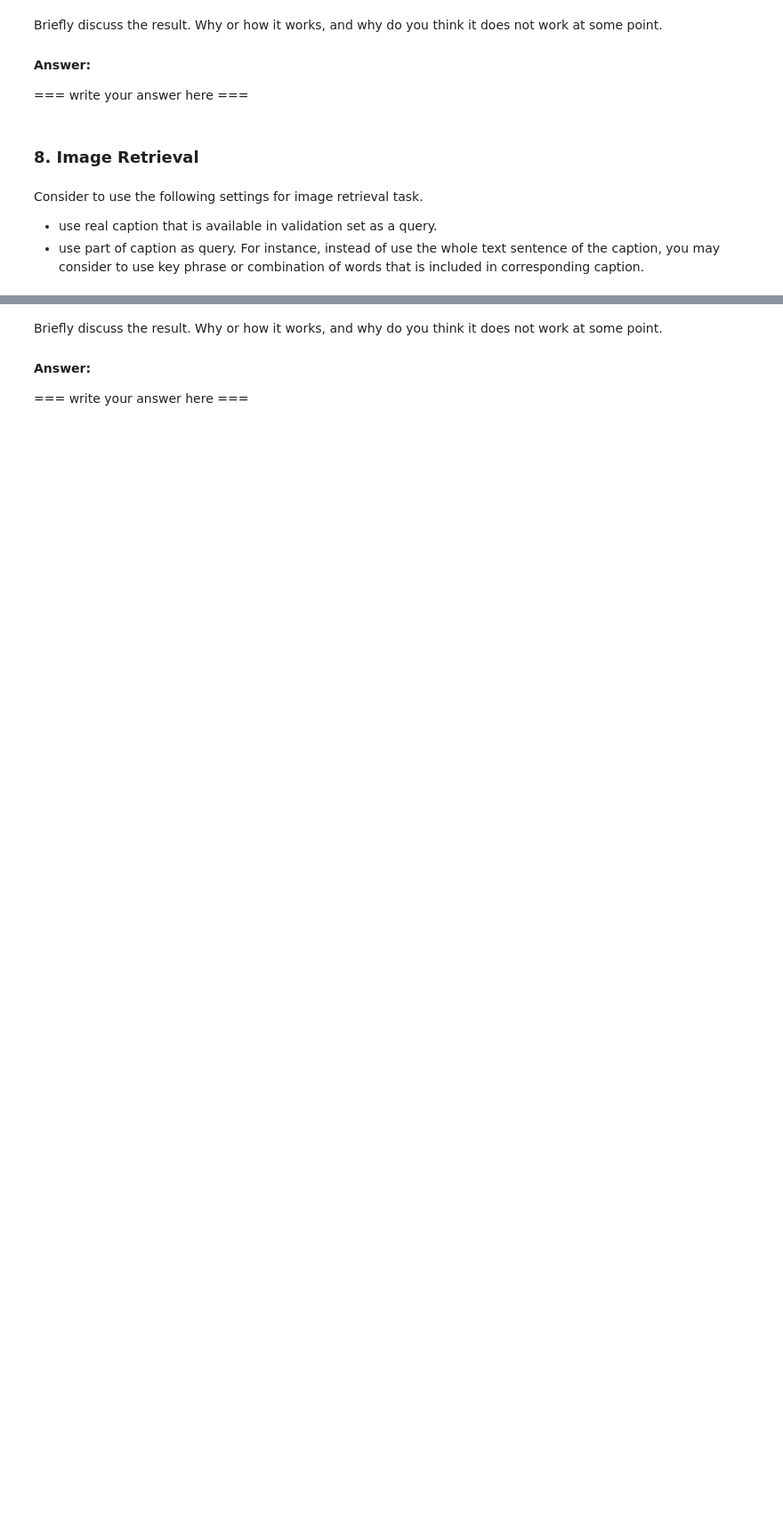
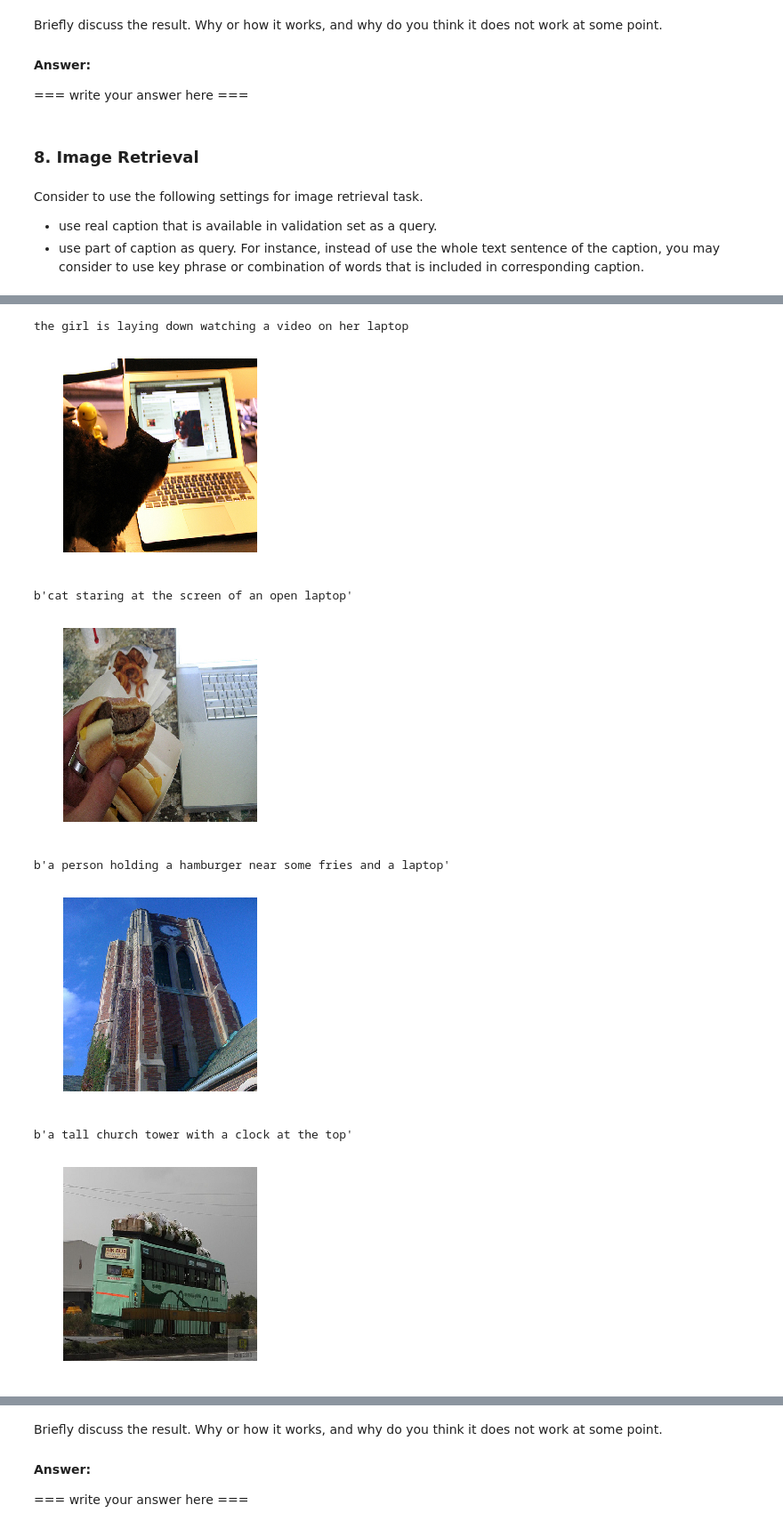
Before and after one commit to jacordero/recsys, a Jupyter notebook: assignment3/Assignment-3.3Jorge.ipynb, the cells around one changed output, grey strips where cells are left out. Shown at 89% size. Drawn from its saved outputs; the diff is of its cells as text; code cells hidden in the pictures; blank space fills up the shorter version.

```diff
--- a/assignment3/Assignment-3.3Jorge.ipynb
+++ b/assignment3/Assignment-3.3Jorge.ipynb
@@ -114,5 +79,0 @@ def match_features_and_filepath(index, features_data, coco_annotations, coco_ima
-# %%
-# debug implementation of previous function
-for i in range(10):
-    image_info = match_features_and_filepath(i, train_data, coco_caption_val['annotations'], coco_caption_val['images'])
-    print(image_info)
@@ -568,3 +658,5 @@ image_model.save(os.path.join(MODEL_PATH,'image_model.h5'))
 
 # Use caption_model and image_model to produce "Neural codes"
 # for both image and caption from validation set
+val_image_codes = image_model.predict(x_val_image)
+val_caption_codes = caption_model.predict(x_val_caption)
@@ -626,9 +863,19 @@ corresponding caption.
 # %%
 # Example of text query
 # text = 'two giraffes standing near trees'
 
 # YOUR QUERY-1
-text1 =
+text1 = sample_val_caption[10].decode('utf-8')
+print(text1)
 
 # DO NOT CHANGE BELOW CODE
 search_image(text1)
+# %% [output]
+the girl is laying down watching a video on her laptop
+[figure, added]
+b'cat staring at the screen of an open laptop'
+[figure, added]
+b'a person holding a hamburger near some fries and a laptop'
+[figure, added]
+b'a tall church tower with a clock at the top'
+[figure, added]
```
Also changed, not shown: parts of 27 cells of this notebook, 1 other file.
